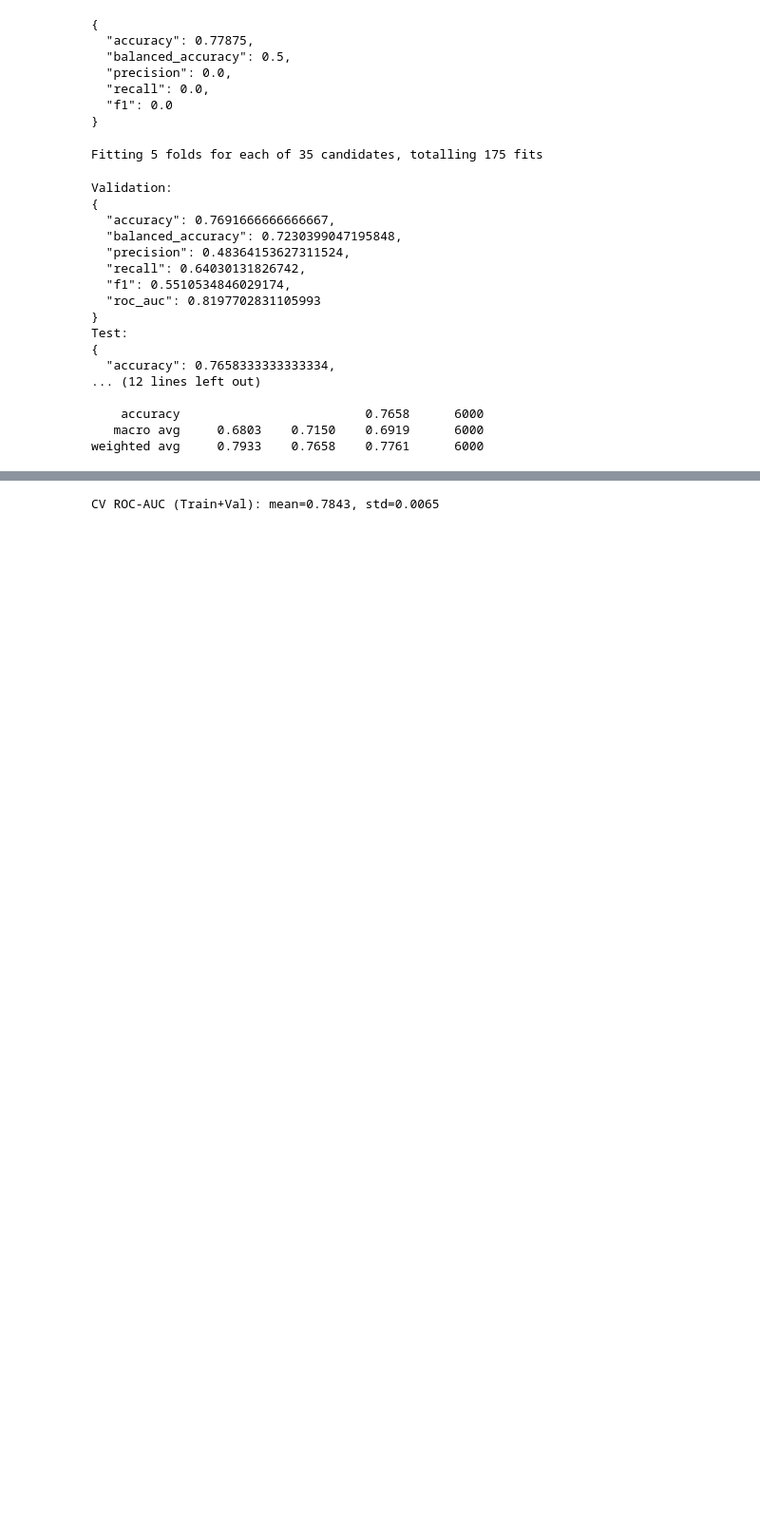
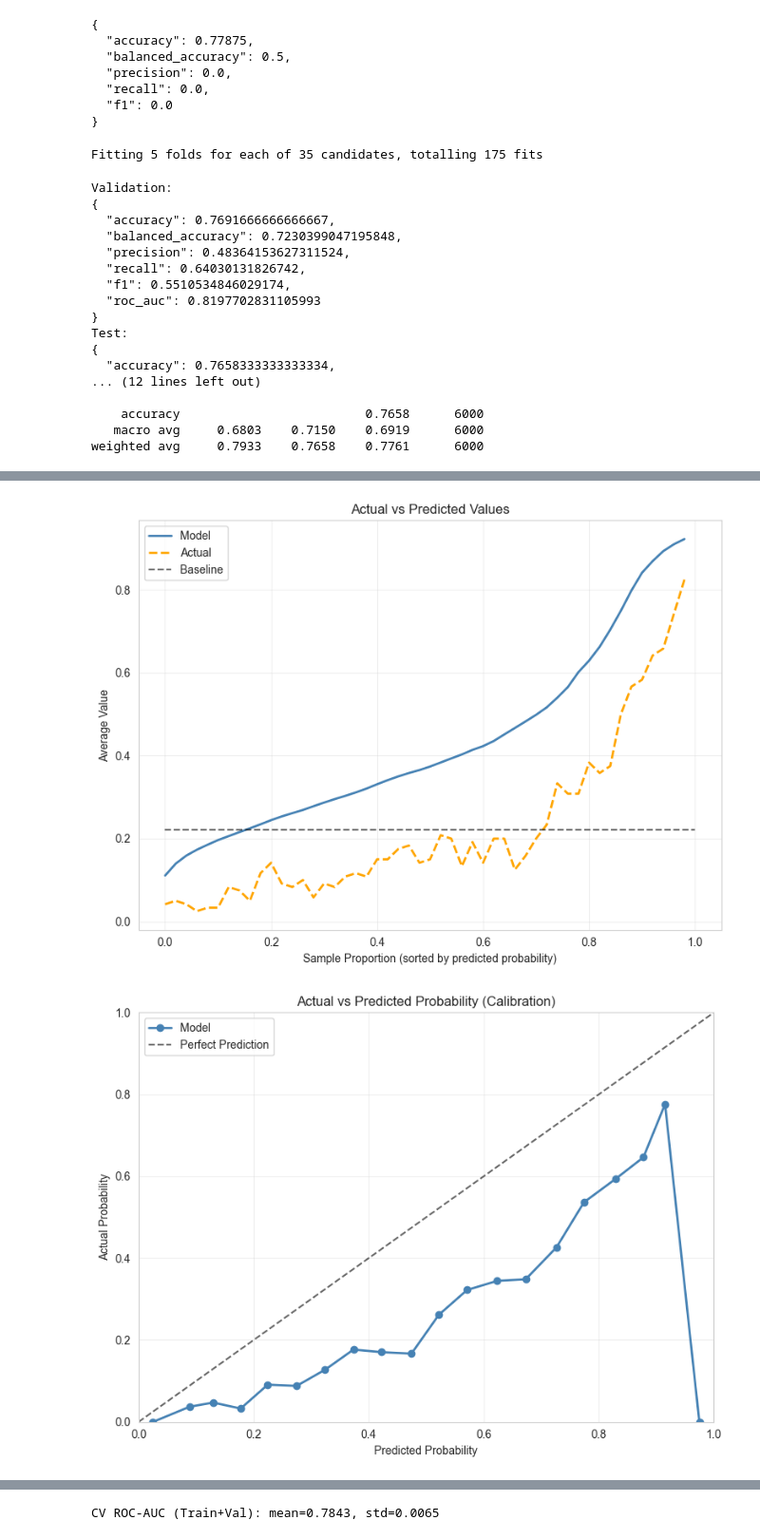
Before and after one commit to CheharaWickaramasuriya/DL-Assignment, a Jupyter notebook: credit_default_gbm.ipynb, the cells around one changed output, grey strips where cells are left out. Shown: that part at 95% size. Saved outputs shown, nothing was run; the diff lists cells and outputs as text; code cells hidden in the pictures; blank space fills up the shorter version.

```diff
--- a/credit_default_gbm.ipynb
+++ b/credit_default_gbm.ipynb
@@ -502,3 +460,80 @@ plt.show()
+# %%
+# Actual vs Predicted Line Chart (similar to ROC style)
+plt.figure(figsize=(8, 6))
+
+# Sort the data by predicted probabilities for a smooth line
+sort_idx = np.argsort(y_test_proba)
+sorted_actual = y_test.to_numpy()[sort_idx]
+sorted_predicted_proba = y_test_proba[sort_idx]
+
+# Create cumulative averages for smoothing
+window_size = len(y_test) // 50  # Use 50 points for smooth lines
+actual_smooth = []
+predicted_smooth = []
+x_points = []
+
+for i in range(0, len(y_test), window_size):
+    end_idx = min(i + window_size, len(y_test))
+    actual_smooth.append(np.mean(sorted_actual[i:end_idx]))
+    predicted_smooth.append(np.mean(sorted_predicted_proba[i:end_idx]))
+    x_points.append(i / len(y_test))
+
+# Plot the lines
+plt.plot(x_points, predicted_smooth, label='Model', linewidth=2, color='steelblue')
+plt.plot(x_points, actual_smooth, label='Actual', linewidth=2, color='orange', linestyle='--')
+
+# Add baseline (random classifier)
+plt.plot([0, 1], [y_test.mean(), y_test.mean()], 'k--', alpha=0.6, label='Baseline')
+
+plt.xlabel('Sample Proportion (sorted by predicted probability)')
+plt.ylabel('Average Value')
+plt.title('Actual vs Predicted Values')
+plt.legend()
+plt.grid(True, alpha=0.3)
+plt.tight_layout()
+plt.savefig(os.path.join(CFG.outputs_dir, "actual_vs_predicted_line.png"), bbox_inches="tight", dpi=150)
+plt.show()
+
+# Alternative: Actual vs Predicted with perfect prediction line
+plt.figure(figsize=(8, 6))
+
+# Create bins for actual vs predicted comparison
+n_bins = 20
+bin_boundaries = np.linspace(0, 1, n_bins + 1)
+bin_centers = (bin_boundaries[:-1] + bin_boundaries[1:]) / 2
+
+actual_binned = []
+predicted_binned = []
+
+for i in range(n_bins):
+    mask = (y_test_proba >= bin_boundaries[i]) & (y_test_proba < bin_boundaries[i + 1])
+    if i == n_bins - 1:  # Include the last boundary
+        mask = (y_test_proba >= bin_boundaries[i]) & (y_test_proba <= bin_boundaries[i + 1])
+
+    if np.sum(mask) > 0:
+        actual_binned.append(np.mean(y_test.to_numpy()[mask]))
+        predicted_binned.append(np.mean(y_test_proba[mask]))
+    else:
+        actual_binned.append(0)
+        predicted_binned.append(bin_centers[i])
+
+# Plot
+plt.plot(predicted_binned, actual_binned, 'o-', label='Model', linewidth=2, markersize=6, color='steelblue')
+plt.plot([0, 1], [0, 1], 'k--', alpha=0.6, label='Perfect Prediction')
+
+plt.xlabel('Predicted Probability')
+plt.ylabel('Actual Probability')
+plt.title('Actual vs Predicted Probability (Calibration)')
+plt.legend()
+plt.grid(True, alpha=0.3)
+plt.xlim(0, 1)
+plt.ylim(0, 1)
+plt.tight_layout()
+plt.savefig(os.path.join(CFG.outputs_dir, "actual_vs_predicted_calibration.png"), bbox_inches="tight", dpi=150)
+plt.show()
+# %% [output]
+[figure, added]
+[figure, added]
 # %%
 # 13. Feature Importances
 pre = final_model.named_steps["preprocess"]
```
Also changed, not shown: parts of 6 cells of this notebook, 14 other files.
